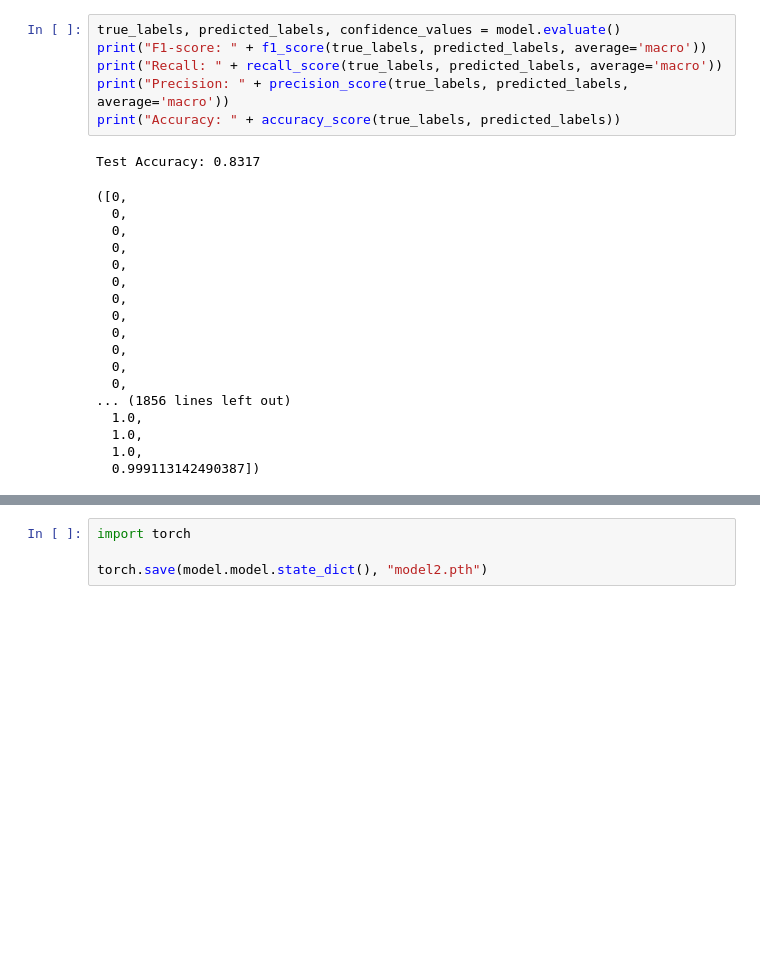
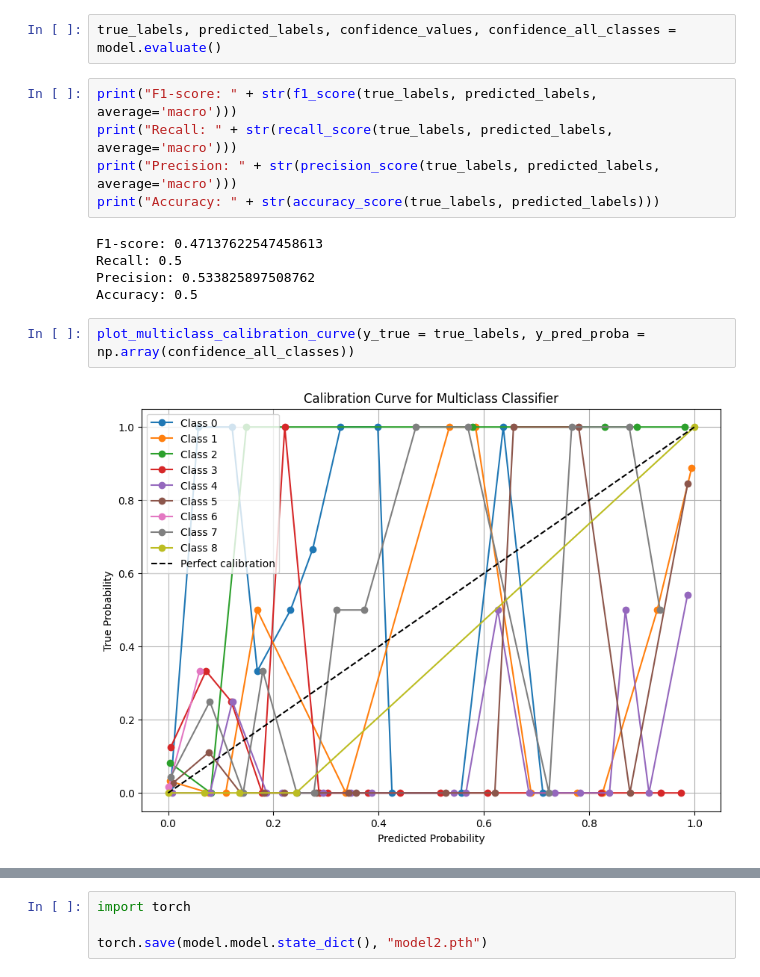
Before and after one commit to michaelihrler/ModelCalibrationDeepLearning, a Jupyter notebook: calibration_notebook.ipynb, the cells around one changed output, grey strips where cells are left out. Cells and saved outputs as stored; diff of their text form; blank space fills up the shorter version.

```diff
--- a/calibration_notebook.ipynb
+++ b/calibration_notebook.ipynb
@@ -29,25 +36,16 @@ plot_loss(train_losses, val_losses)
+# %%
+true_labels, predicted_labels, confidence_values, confidence_all_classes = model.evaluate()
 # %%
-true_labels, predicted_labels, confidence_values = model.evaluate()
-print("F1-score: " + f1_score(true_labels, predicted_labels, average='macro'))
-print("Recall: " + recall_score(true_labels, predicted_labels, average='macro'))
-print("Precision: " + precision_score(true_labels, predicted_labels, average='macro'))
-print("Accuracy: " + accuracy_score(true_labels, predicted_labels))
+print("F1-score: " + str(f1_score(true_labels, predicted_labels, average='macro')))
+print("Recall: " + str(recall_score(true_labels, predicted_labels, average='macro')))
+print("Precision: " + str(precision_score(true_labels, predicted_labels, average='macro')))
+print("Accuracy: " + str(accuracy_score(true_labels, predicted_labels)))
 # %% [output]
-Test Accuracy: 0.8317
+F1-score: 0.47137622547458613
+Recall: 0.5
+Precision: 0.533825897508762
+Accuracy: 0.5
-([0,
-  0,
-  0,
-  0,
-  0,
-  0,
-  0,
-  0,
-  0,
-  0,
-  0,
-  0,
-... (1856 lines left out)
-  1.0,
-  1.0,
-  1.0,
-  0.999113142490387])
+# %%
+plot_multiclass_calibration_curve(y_true = true_labels, y_pred_proba = np.array(confidence_all_classes))
+# %% [output]
+[figure, added]
```
Also changed, not shown: parts of 6 cells of this notebook, 4 other files.
